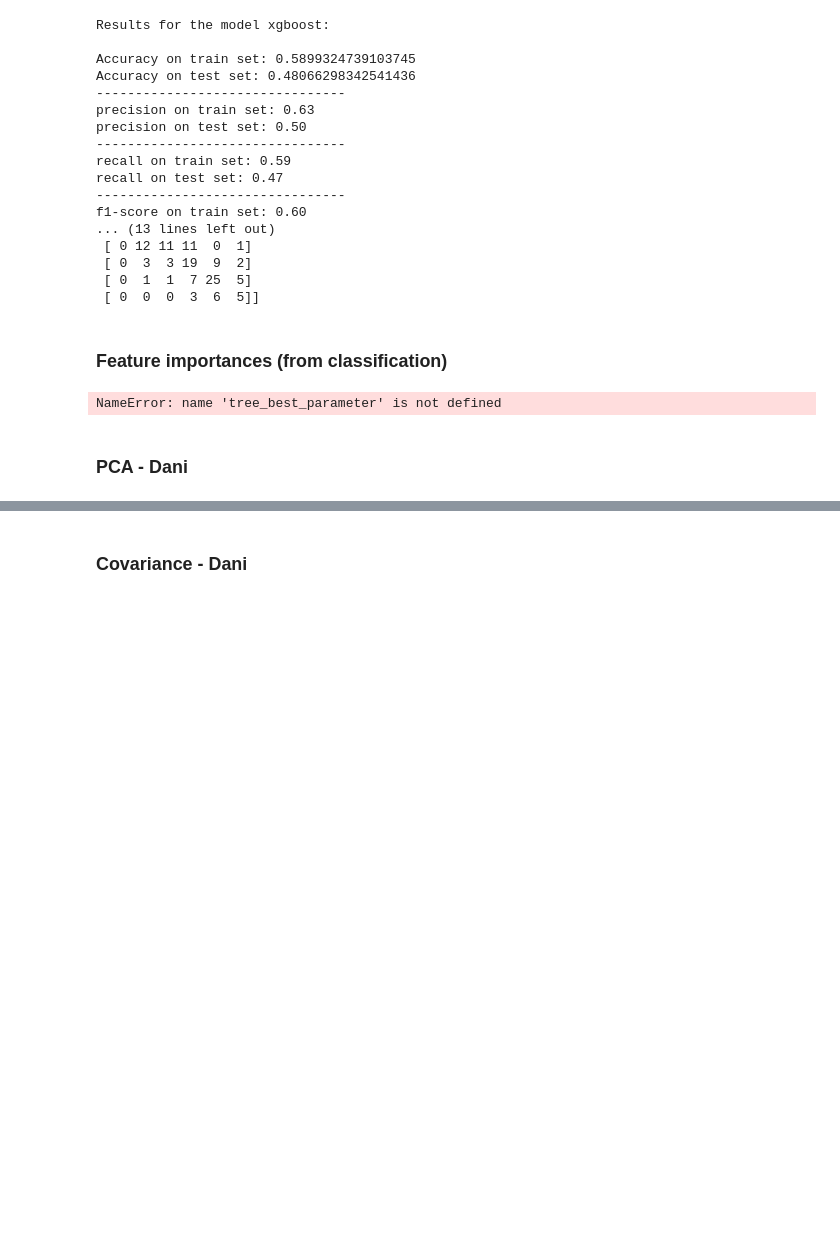
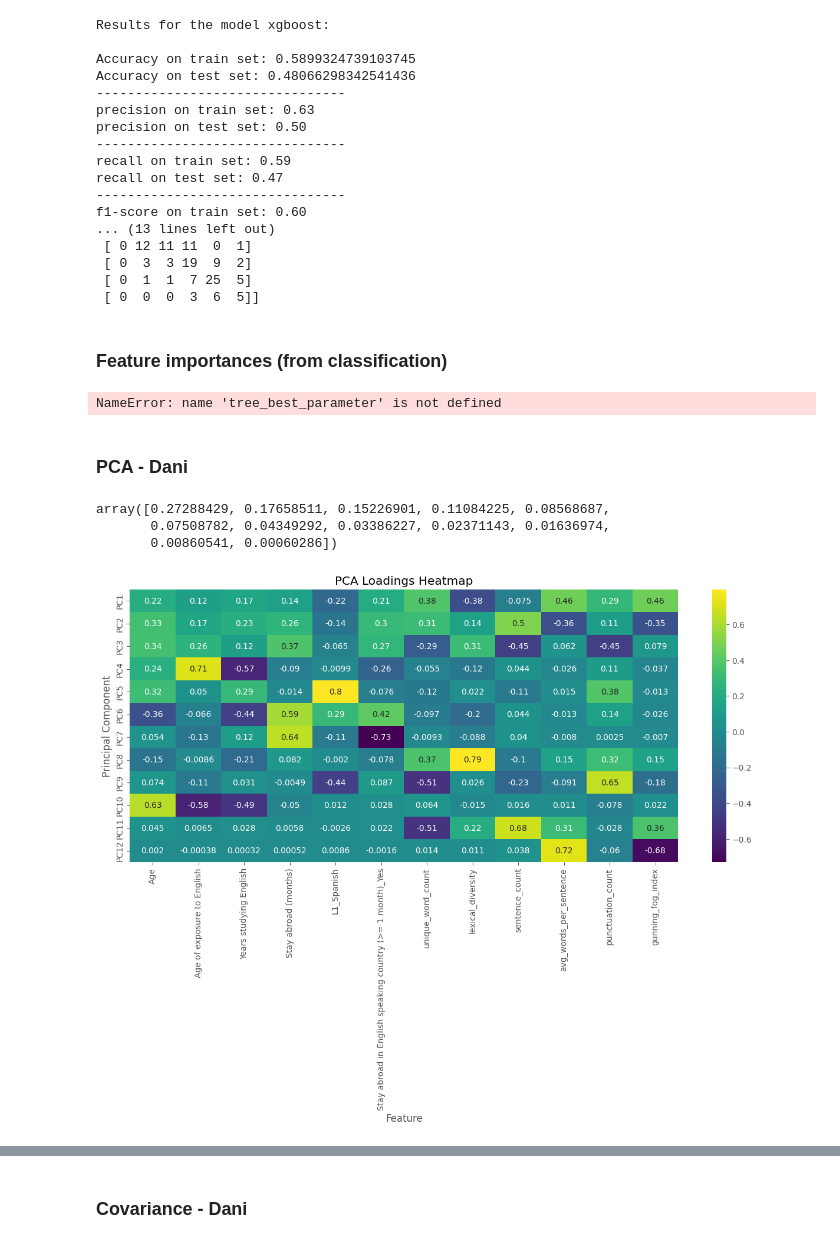
Before and after one commit to inadk/CMLL_Project, a Jupyter notebook: analysis.ipynb, the cells around one changed output, grey strips where cells are left out. Cells and saved outputs as stored; diff of their text form; code cells hidden in the pictures; blank space fills up the shorter version.

```diff
--- a/analysis.ipynb
+++ b/analysis.ipynb
@@ -706,3 +708,29 @@ plt.xlabel("Feature importance")
 NameError: name 'tree_best_parameter' is not defined
 # %% [markdown]
 ### PCA - Dani
+# %%
+from sklearn.preprocessing import StandardScaler
+scaler = StandardScaler()
+scaler.fit(X)
+scaled_X = pd.DataFrame(scaler.transform(X), columns=X.columns)
+# %%
+from sklearn.decomposition import PCA
+pca = PCA(n_components=12)
+pca.fit(scaled_X)
+pca.explained_variance_ratio_
+# %% [output]
+array([0.27288429, 0.17658511, 0.15226901, 0.11084225, 0.08568687,
+       0.07508782, 0.04349292, 0.03386227, 0.02371143, 0.01636974,
+       0.00860541, 0.00060286])
+# %%
+
+plt.figure(figsize=(15, 6))
+sns.heatmap(pca.components_, annot=True, cmap='viridis',
+            yticklabels=[f"PC{i+1}" for i in range(pca.components_.shape[0])],
+            xticklabels=scaled_X.columns.tolist())
+plt.title('PCA Loadings Heatmap')
+plt.xlabel('Feature')
+plt.ylabel('Principal Component')
+plt.show()
+# %% [output]
+[figure, added]
```
Also changed, not shown: parts of 13 cells of this notebook.
